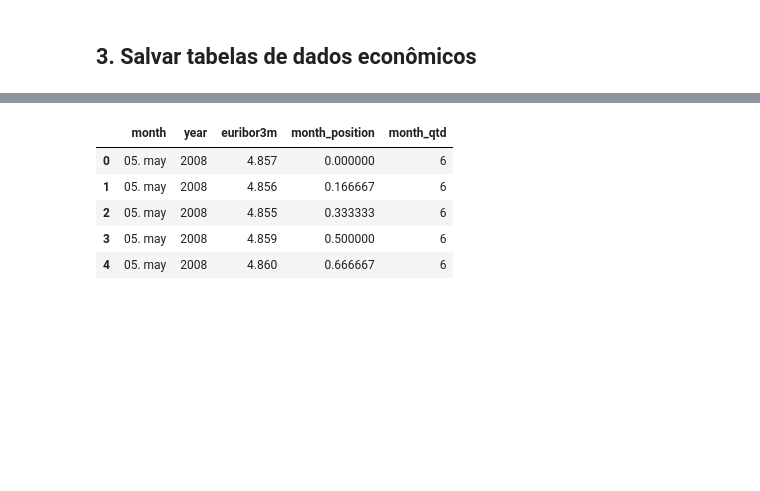
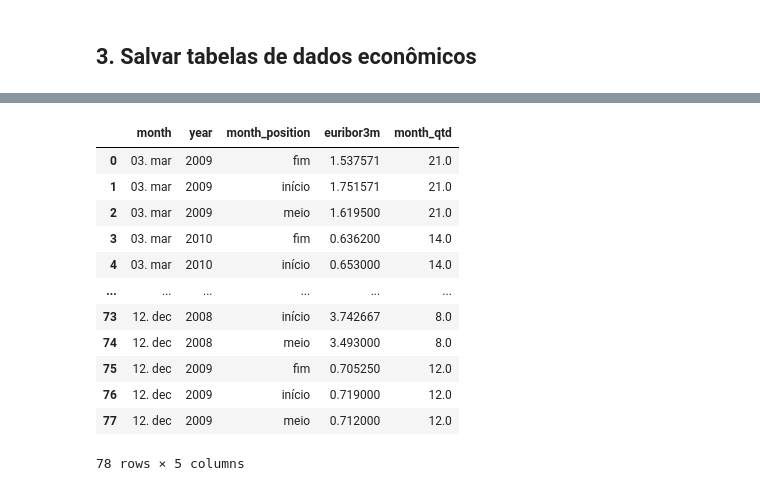
Before and after one commit to leticiafaria7/financial-ml-decisioning, a Jupyter notebook: notebooks/2_feature_eng.ipynb, the cells around one changed output, grey strips where cells are left out. Drawn from its saved outputs; the diff is of its cells as text; code cells hidden in the pictures; blank space fills up the shorter version.

```diff
--- a/notebooks/2_feature_eng.ipynb
+++ b/notebooks/2_feature_eng.ipynb
@@ -147,15 +147,24 @@ for c in ind_economicos:
 # %%
 euribor = df[['month', 'year', 'euribor3m']].drop_duplicates().reset_index(drop = True)
 euribor['month_position'] = euribor.groupby(['month', 'year']).cumcount()
 euribor = euribor.merge(euribor.groupby(['month', 'year'])['month_position'].max().reset_index().rename(columns = {'month_position':'month_qtd'}))
-euribor['month_position'] = euribor['month_position'] / euribor['month_qtd']
+euribor['month_position_num'] = euribor['month_position'] / euribor['month_qtd']
+euribor['month_position'] = np.where(euribor['month_position_num'] < (1/3), 'início', np.where(euribor['month_position_num'] <= (2/3), 'meio', 'fim'))
+euribor = euribor.groupby(['month', 'year', 'month_position']).agg({'euribor3m':'mean', 'month_qtd':'mean'}).reset_index()
 
-display(euribor.head())
-euribor.to_parquet(f'../data/trusted/euribor3m_mensal.parquet', engine = 'pyarrow')
+display(euribor)
+euribor.sort_values(['year', 'month']).to_parquet(f'../data/trusted/euribor3m_mensal.parquet', engine = 'pyarrow')
 # %% [output]
-|  | month | year | euribor3m | month_position | month_qtd |
-| 0 | 05. may | 2008 | 4.857 | 0.000000 | 6 |
-| 1 | 05. may | 2008 | 4.856 | 0.166667 | 6 |
-| 2 | 05. may | 2008 | 4.855 | 0.333333 | 6 |
-| 3 | 05. may | 2008 | 4.859 | 0.500000 | 6 |
-| 4 | 05. may | 2008 | 4.860 | 0.666667 | 6 |
+|  | month | year | month_position | euribor3m | month_qtd |
+| 0 | 03. mar | 2009 | fim | 1.537571 | 21.0 |
+| 1 | 03. mar | 2009 | início | 1.751571 | 21.0 |
+| 2 | 03. mar | 2009 | meio | 1.619500 | 21.0 |
+| 3 | 03. mar | 2010 | fim | 0.636200 | 14.0 |
+| 4 | 03. mar | 2010 | início | 0.653000 | 14.0 |
+| ... | ... | ... | ... | ... | ... |
+| 73 | 12. dec | 2008 | início | 3.742667 | 8.0 |
+| 74 | 12. dec | 2008 | meio | 3.493000 | 8.0 |
+| 75 | 12. dec | 2009 | fim | 0.705250 | 12.0 |
+| 76 | 12. dec | 2009 | início | 0.719000 | 12.0 |
+| 77 | 12. dec | 2009 | meio | 0.712000 | 12.0 |
+78 rows × 5 columns
```
Also changed, not shown: 5 other files.
